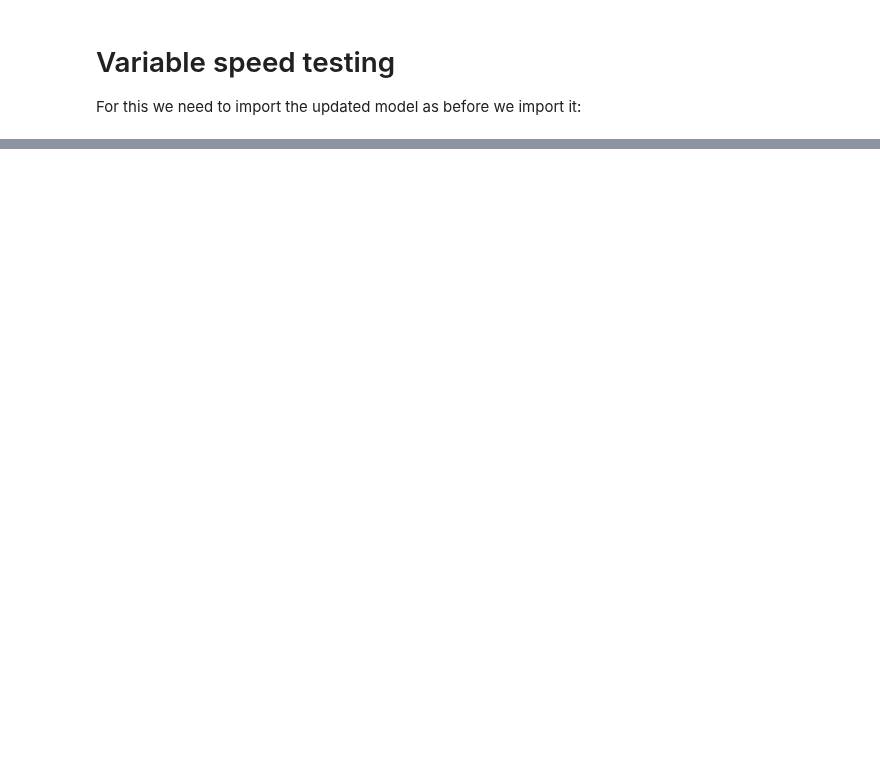
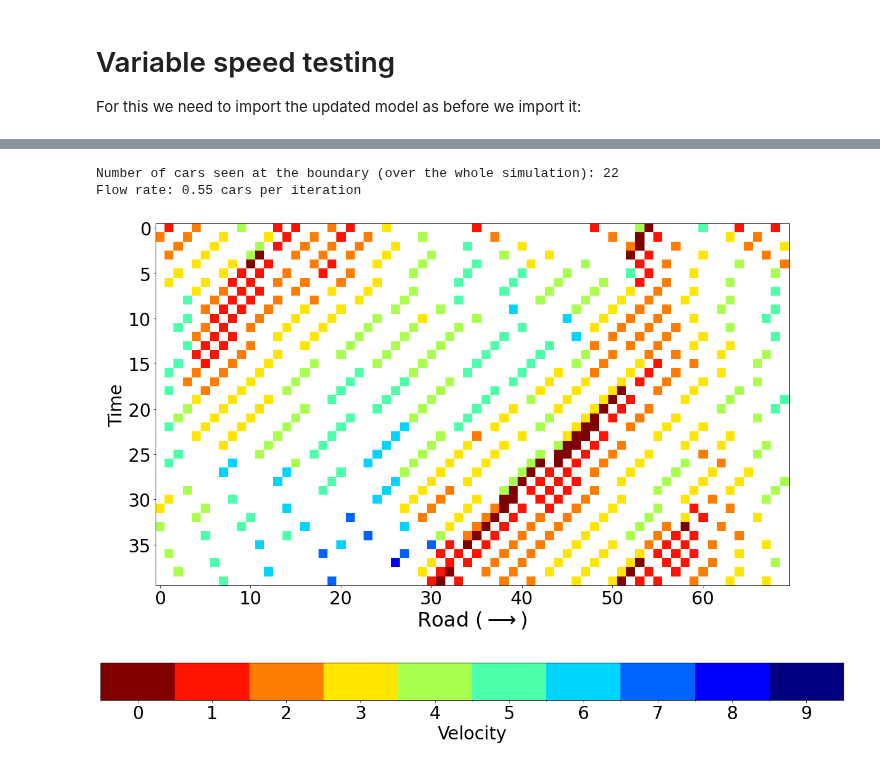
Before and after one commit to turtlesoul25/Traffic_SpeedControls_IM_Project2, a Jupyter notebook: test_notebooks_MN/using_model_class_MN.ipynb, the cells around one changed output, grey strips where cells are left out. Cells and saved outputs as stored; diff of their text form; code cells hidden in the pictures; blank space fills up the shorter version.

```diff
--- a/test_notebooks_MN/using_model_class_MN.ipynb
+++ b/test_notebooks_MN/using_model_class_MN.ipynb
@@ -220,0 +303,26 @@ for _ in range(1):
+# %%
+road_length = 70
+density = 15/road_length
+car_slow_down_prob = 0.1
+number_of_simulation_steps= 40
+road_speed_limit = 9
+
+sim1 = TrafficSimulation(road_length, density, car_slow_down_prob, road_speed_limit)
+
+road_outputs = []
+# Run the simulation
+for _ in range(number_of_simulation_steps):
+    # sim1.print_step()    # Here we print the state of the model, we can remove.
+    sim1.update()        # Steps the simulation
+    road_outputs.append(sim1.get_heatmap())
+
+fig, ax = plt.subplots(figsize = (21,15))
+
+plot_road(road_outputs, vmax = road_speed_limit, nt = number_of_simulation_steps, L = road_length)
+
+print(f'Number of cars seen at the boundary (over the whole simulation): {sim1.data_laps}')
+print(f'Flow rate: {sim1.data_laps / number_of_simulation_steps} cars per iteration')
+# %% [output]
+Number of cars seen at the boundary (over the whole simulation): 22
+Flow rate: 0.55 cars per iteration
+[figure, added]
```
Also changed, not shown: parts of 22 cells of this notebook, 4 other files.
